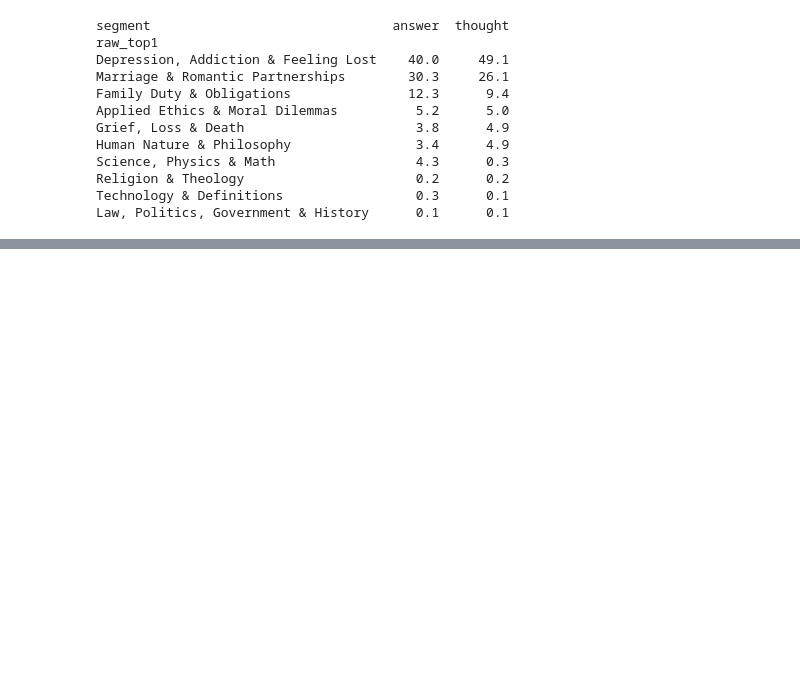
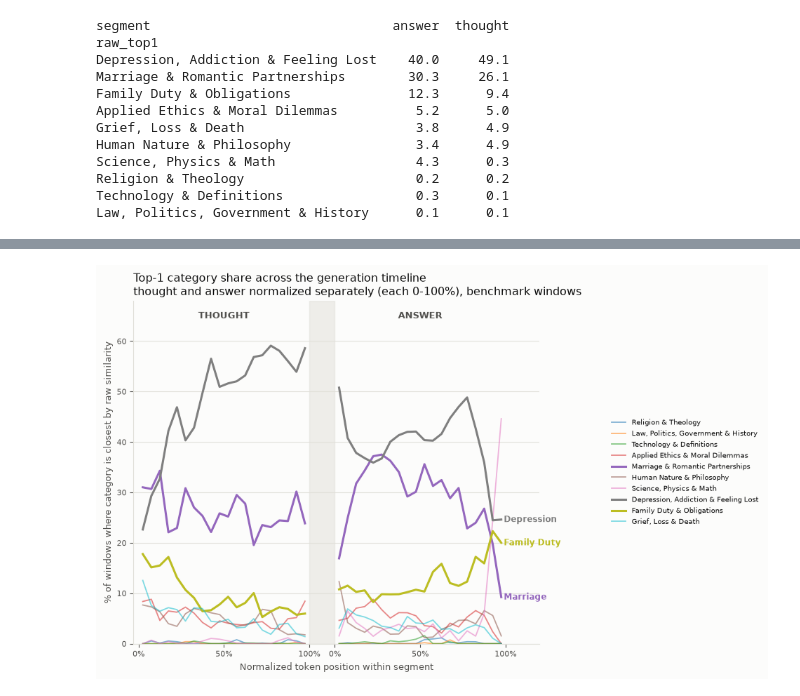
Before and after one commit to suzanaSSP/Jlens_part3, a Jupyter notebook: scripts/eda.ipynb, the cells around one changed output, grey strips where cells are left out. Cells and saved outputs as stored; diff of their text form; code cells hidden in the pictures; blank space fills up the shorter version.

```diff
--- a/scripts/eda.ipynb
+++ b/scripts/eda.ipynb
@@ -234,0 +261,79 @@ Law, Politics, Government & History      0.1      0.1
+# %%
+import numpy as np
+
+# Same top1_category values as the bar plots above, but keeping the
+# normalized-position axis (norm_pos) instead of collapsing it, binned so
+# each point is a stable percentage rather than a single noisy window.
+# Thought and answer are normalized separately (each own 0-100%) and drawn
+# side by side rather than merged into one scale, since thought:answer
+# length ratios vary per question and merging would blur where one segment
+# ends and the other begins.
+BIN_COUNT = 20
+GAP = 15
+bin_edges = np.linspace(0, 100, BIN_COUNT + 1)
+bin_centers = (bin_edges[:-1] + bin_edges[1:]) / 2
+
+TOP_CATEGORIES = {"Depression, Addiction & Feeling Lost", "Marriage & Romantic Partnerships", "Family Duty & Obligations"}
+
+def timeline_plot(top1_col, x_label, filename):
+    df_cat_presence["pos_bin"] = pd.cut(df_cat_presence["norm_pos"], bins=bin_edges, labels=False, include_lowest=True)
+
+    def segment_timeline(segment):
+        sub = df_cat_presence[df_cat_presence["segment"] == segment]
+        counts = sub.groupby(["pos_bin", top1_col]).size().unstack(top1_col, fill_value=0)
+        counts = counts.reindex(index=range(BIN_COUNT), columns=list(CATEGORY_COLORS), fill_value=0)
+        return counts.div(counts.sum(axis=1), axis=0) * 100
+
+    thought_pct = segment_timeline("thought")
+    answer_pct = segment_timeline("answer")
+
+    x_thought = bin_centers
+    x_answer = 100 + GAP + bin_centers
+
+    fig, ax = plt.subplots(figsize=(10, 6), facecolor=SURFACE)
+    ax.set_facecolor(SURFACE)
+
+    for category, color in CATEGORY_COLORS.items():
+        lw = 2.2 if category in TOP_CATEGORIES else 1.3
+        alpha = 1.0 if category in TOP_CATEGORIES else 0.55
+        ax.plot(x_thought, thought_pct[category], color=color, linewidth=lw, alpha=alpha, zorder=3)
+        ax.plot(x_answer, answer_pct[category], color=color, linewidth=lw, alpha=alpha, zorder=3, label=category)
+        if category in TOP_CATEGORIES:
+            ax.text(x_answer[-1] + 1.5, answer_pct[category].iloc[-1], category.split(",")[0].split("&")[0].strip(),
+                     color=color, fontsize=8.5, va="center", fontweight="bold")
+
+    ax.axvspan(100, 100 + GAP, color=GRIDLINE, alpha=0.5, zorder=1)
+
+    ymax = max(thought_pct.to_numpy().max(), answer_pct.to_numpy().max()) * 1.15
+    ax.set_ylim(0, ymax)
+    ax.text(50, ymax * 0.97, "THOUGHT", ha="center", va="top", fontsize=9.5, color=TEXT_SECONDARY, fontweight="bold")
+    ax.text(100 + GAP + 50, ymax * 0.97, "ANSWER", ha="center", va="top", fontsize=9.5, color=TEXT_SECONDARY, fontweight="bold")
+
+    ax.set_xticks([0, 50, 100, 100 + GAP, 100 + GAP + 50, 100 + GAP + 100])
+    ax.set_xticklabels(["0%", "50%", "100%", "0%", "50%", "100%"], fontsize=8, color=TEXT_SECONDARY)
+    ax.set_xlabel("Normalized token position within segment", color=TEXT_SECONDARY, fontsize=9)
+    ax.set_ylabel(x_label, color=TEXT_SECONDARY, fontsize=9)
+    ax.set_title("Top-1 category share across the generation timeline\nthought and answer normalized separately (each 0-100%), benchmark windows",
+                 color=TEXT_PRIMARY, fontsize=11.5, loc="left")
+
+    ax.grid(True, color=GRIDLINE, linewidth=0.8, axis="y", zorder=0)
+    ax.spines[["top", "right"]].set_visible(False)
+    ax.spines[["left", "bottom"]].set_color(GRIDLINE)
+    ax.tick_params(colors=TEXT_SECONDARY, labelsize=8)
+    ax.set_xlim(-3, 100 + GAP + 100 + 20)
+    ax.legend(frameon=False, fontsize=7.5, labelcolor=TEXT_PRIMARY, loc="center left", bbox_to_anchor=(1.16, 0.5))
+
+    fig.tight_layout()
+    fig.savefig(f"../images/{filename}", dpi=150, facecolor=SURFACE, bbox_inches="tight")
+    plt.show()
+
+# NOTE: bin 0 and bin 19 (the very edges of each segment) are built from far
+# fewer windows (~65) than the interior bins (~500-550) -- a window only
+# lands at the extreme edge if its question's segment is long enough to
+# center a 10-token window there, so short answers/thoughts don't
+# contribute to the edges. Treat spikes confined to just the first/last
+# bin as possible small-sample noise, not signal, until checked against a
+# larger benchmark.
+timeline_plot("raw_top1", "% of windows where category is closest by raw similarity", "raw_top1_timeline.png")
+# %% [output]
+[figure, added]
```
Also changed, not shown: parts of 4 cells of this notebook, 2 other files.
